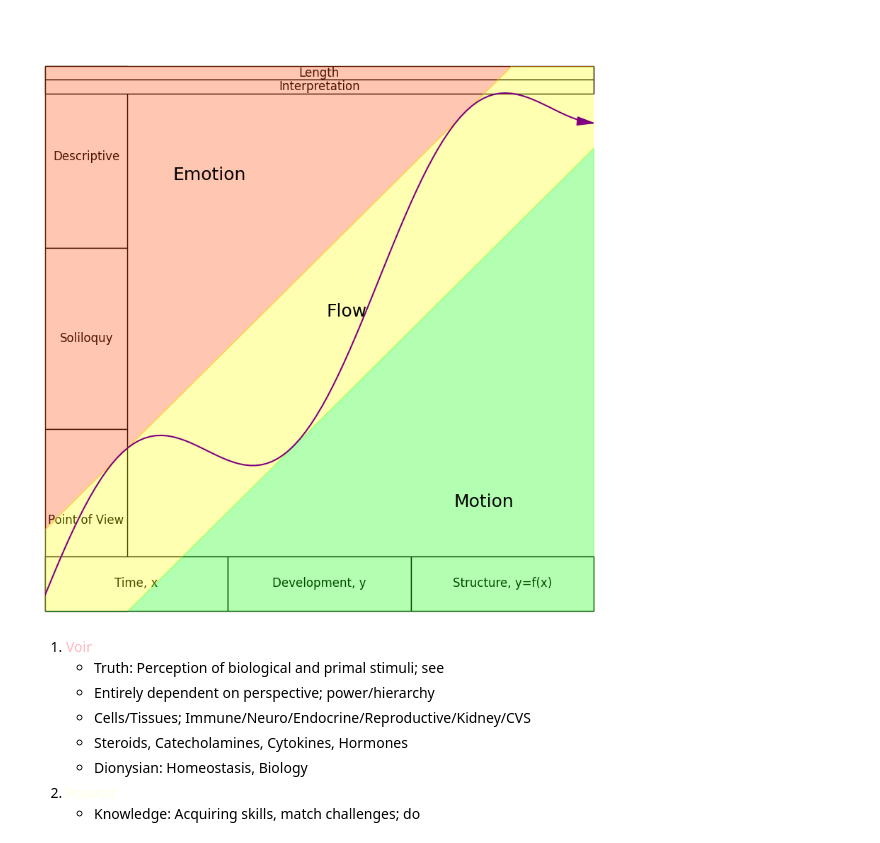
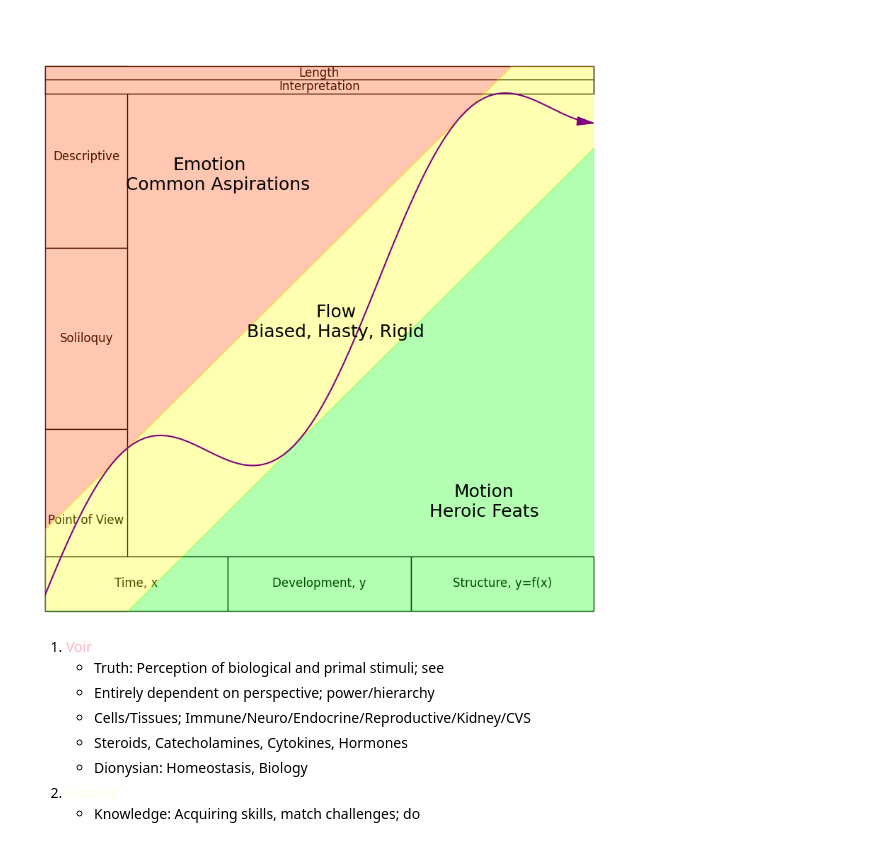
Before and after one commit to abikesa/matrix, a Jupyter notebook: critique.ipynb, the cells around one changed output. Drawn from its saved outputs; the diff is of its cells as text; code cells hidden in the pictures.

```diff
--- a/critique.ipynb
+++ b/critique.ipynb
@@ -88,9 +88,9 @@ ax.set_xticklabels(tick_labels)
 ax.set_yticklabels(tick_labels)
 
 # Add text annotations to label the areas without shaded background
-ax.text(3, 8, 'Emotion', color='black', ha='center', va='center', fontsize=18)
-ax.text(5.3, 5.3, 'Flow', color='black', ha='center', va='center', fontsize=18)
-ax.text(8, 2, 'Motion', color='black', ha='center', va='center', fontsize=18)
+ax.text(3, 8, 'Emotion\n   Common Aspirations', color='black', ha='center', va='center', fontsize=18)
+ax.text(5.3, 5.3, 'Flow\nBiased, Hasty, Rigid', color='black', ha='center', va='center', fontsize=18)
+ax.text(8, 2, 'Motion\nHeroic Feats', color='black', ha='center', va='center', fontsize=18)
 
 # Create subtables
 subtable2 = plt.table(cellText=[['Descriptive'],
@@ -99,34 +99,34 @@ subtable2 = plt.table(cellText=[['Descriptive'],
                       cellLoc='center',
                       loc='left',
                       bbox=[0, 0, 0.15, 1])
 subtable2.auto_set_font_size(False)
 subtable2.set_fontsize(12)
 
 subtable1 = plt.table(cellText=[['Time, x', 'Development, y', 'Structure, y=f(x)']],
                       cellLoc='center',
                       loc='bottom',
                       bbox=[0, 0, 1, 0.1])
 subtable1.auto_set_font_size(False)
 subtable1.set_fontsize(12)
 
 subtable3 = plt.table(cellText=[['Length'],
                                 ['Interpretation']],
                       cellLoc='center',
                       loc='center',
                       bbox=[0, .95, 1, .05])
 subtable3.auto_set_font_size(False)
 subtable3.set_fontsize(12)
 
 # Hide axis labels for subtables
 ax.axis('off')
 
 # Add a legend
 # ax.legend(loc='upper right', fontsize=12)
 
 # Display the plot
 plt.show()
 # %% [output]
-[figure, old version]
+[figure, new version]
 # %% [markdown]
 1. <span style="color:lightpink;">Voir</span>
    - Truth: Perception of biological and primal stimuli; see
```
